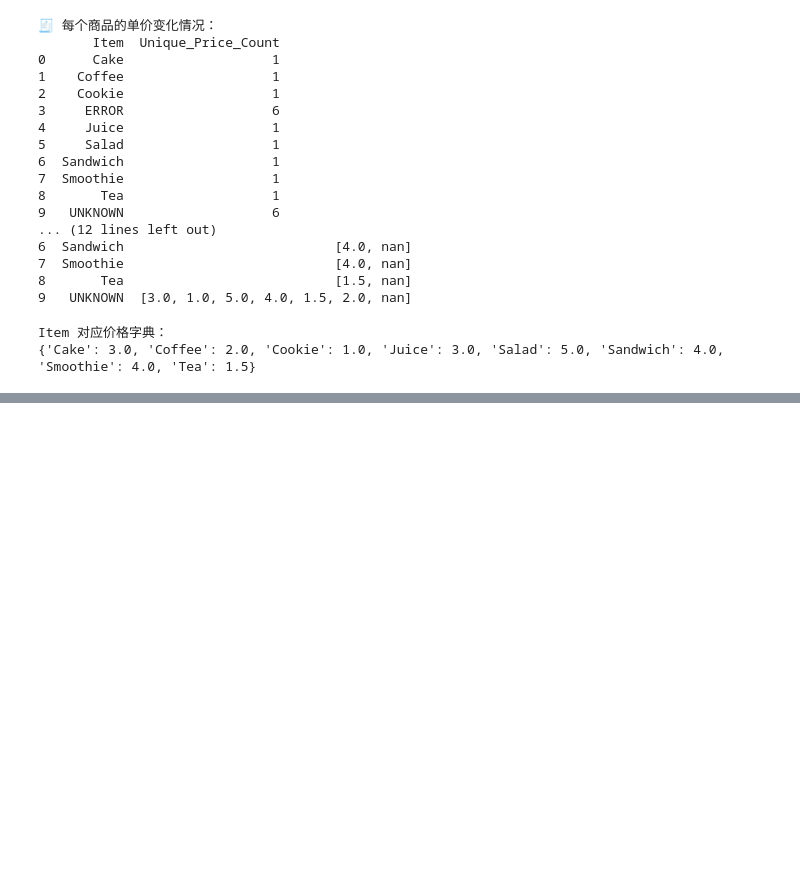
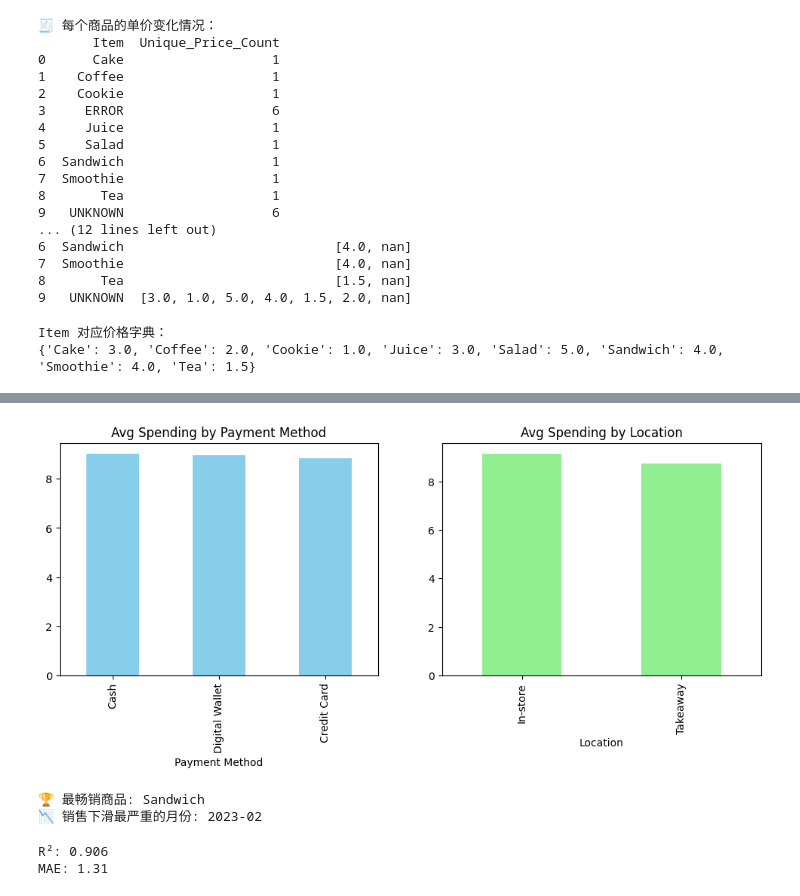
Before and after one commit to xiaYC35/cafe-sales-cleaning-trainnig, a Jupyter notebook: Cafe_sales_data.ipynb, the cells around one changed output, grey strips where cells are left out. Cells and saved outputs as stored; diff of their text form; code cells hidden in the pictures; blank space fills up the shorter version.

```diff
--- a/Cafe_sales_data.ipynb
+++ b/Cafe_sales_data.ipynb
@@ -226,0 +570,45 @@ print(clean_df.head(10))
+# %%
+payment_summary = clean_df.groupby("Payment Method")["Total Spent"].mean().sort_values(ascending=False)
+location_summary = clean_df.groupby("Location")["Total Spent"].mean().sort_values(ascending=False)
+
+# 绘图
+fig, axes = plt.subplots(1, 2, figsize=(12,4))
+payment_summary.plot(kind="bar", ax=axes[0], color="skyblue", title="Avg Spending by Payment Method")
+location_summary.plot(kind="bar", ax=axes[1], color="lightgreen", title="Avg Spending by Location")
+plt.show()
+# %% [output]
+[figure, added]
+# %%
+best_item = item_summary["Total_Sales"].idxmax()
+monthly_change = monthly_revenue.pct_change().fillna(0)
+worst_month = monthly_change.idxmin()
+
+print(f"🏆 最畅销商品: {best_item}")
+print(f"📉 销售下滑最严重的月份: {worst_month}")
+# %% [output]
+🏆 最畅销商品: Sandwich
+📉 销售下滑最严重的月份: 2023-02
+# %%
+from sklearn.linear_model import LinearRegression
+from sklearn.model_selection import train_test_split
+from sklearn.metrics import r2_score, mean_absolute_error
+
+# 特征工程
+X = clean_df[["Quantity", "Price Per Unit", "Payment Method", "Location"]]
+X = pd.get_dummies(X, drop_first=True)
+y = clean_df["Total Spent"]
+
+# 划分数据
+X_train, X_test, y_train, y_test = train_test_split(X, y, test_size=0.2, random_state=42)
+
+# 建模
+model = LinearRegression()
+model.fit(X_train, y_train)
+
+# 预测与评估
+y_pred = model.predict(X_test)
+print(f"R²: {r2_score(y_test, y_pred):.3f}")
+print(f"MAE: {mean_absolute_error(y_test, y_pred):.2f}")
+# %% [output]
+R²: 0.906
+MAE: 1.31
```
Also changed, not shown: parts of 50 cells of this notebook.
